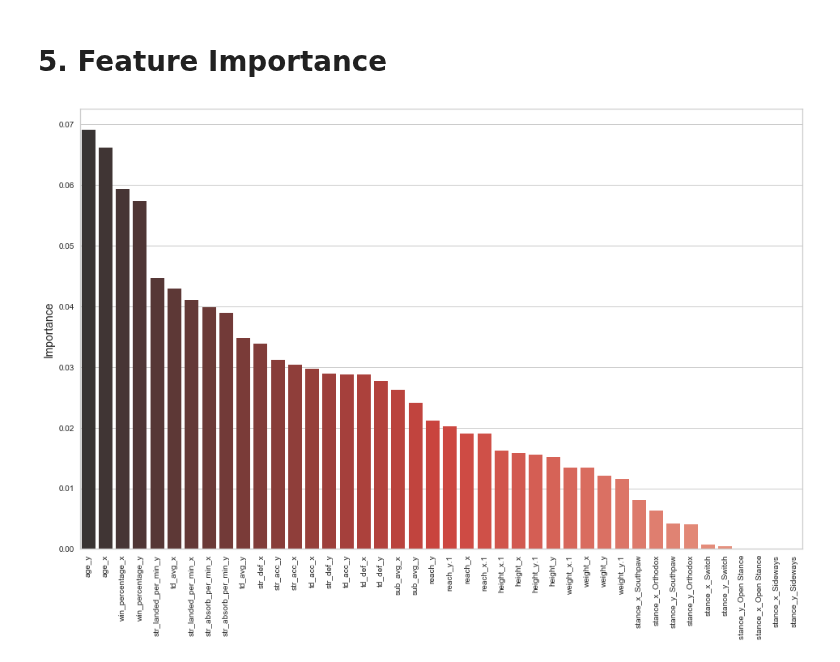
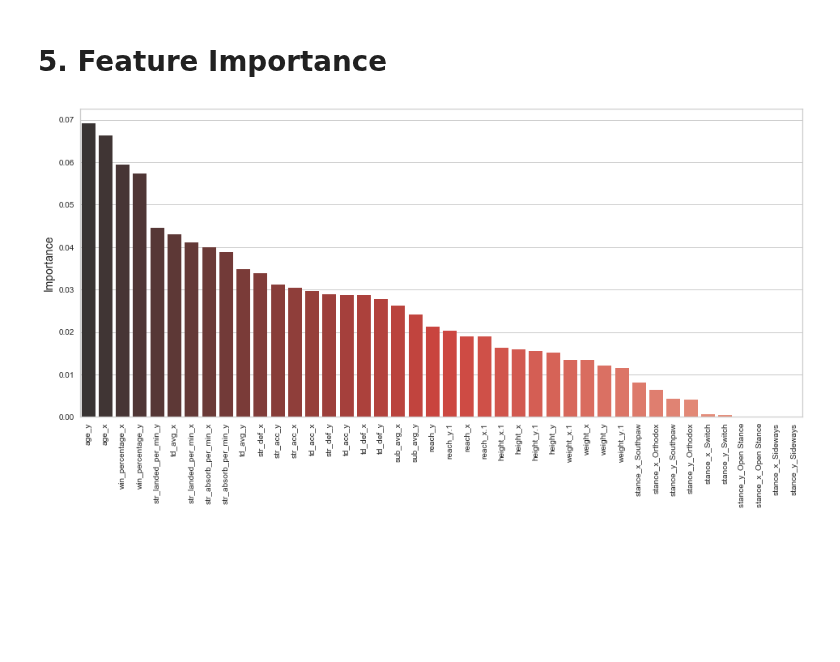
Before and after one commit to ravimalde/ufc_fight_predictor, a Jupyter notebook: modelling.ipynb, the cells around one changed output. Drawn from its saved outputs; the diff is of its cells as text; code cells hidden in the pictures; blank space fills up the shorter version.

```diff
--- a/modelling.ipynb
+++ b/modelling.ipynb
@@ -380,11 +380,11 @@ df_importance['Importance'] = rand_forr2.best_model.feature_importances_
 # %%
 df_importance.sort_values(by='Importance', ascending=False, inplace=True)
 # %%
-plt.figure(figsize=(16,10))
+plt.figure(figsize=(16,7))
 sns.barplot(x='Feature', y='Importance', data=df_importance, palette="Reds_d")
 plt.xticks(rotation=90)
 plt.xlabel("")
 plt.ylabel('Importance', fontsize=14)
 plt.show()
 # %% [output]
-[figure, old version]
+[figure, new version]
```
